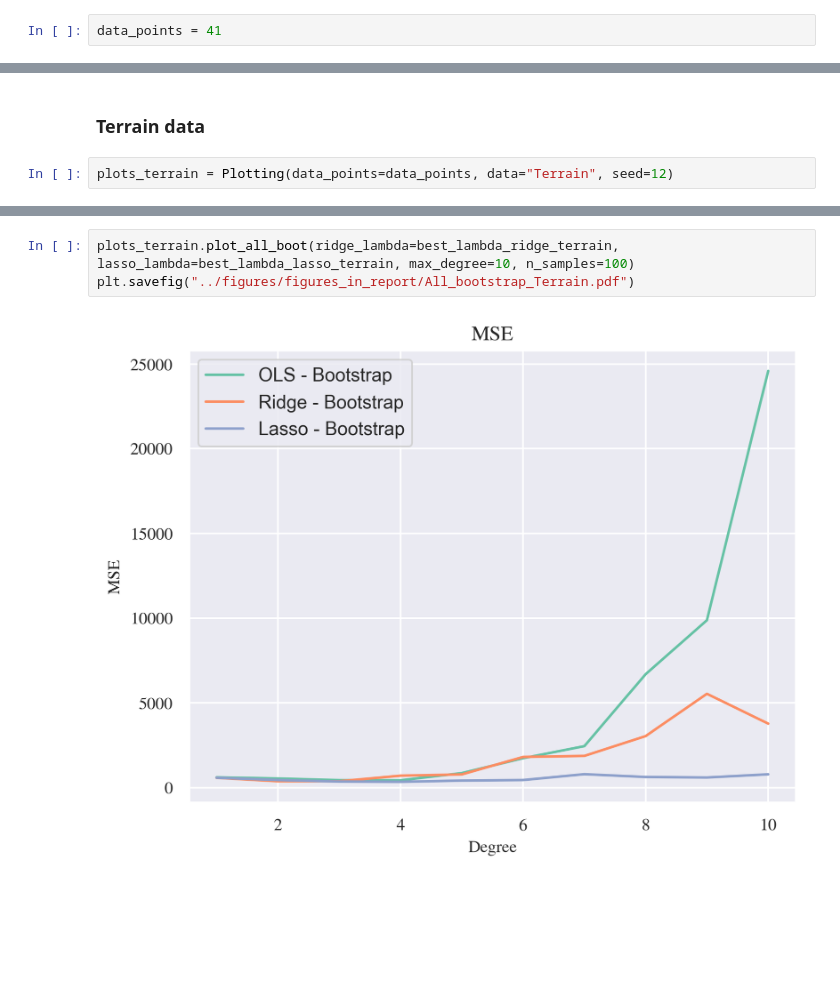
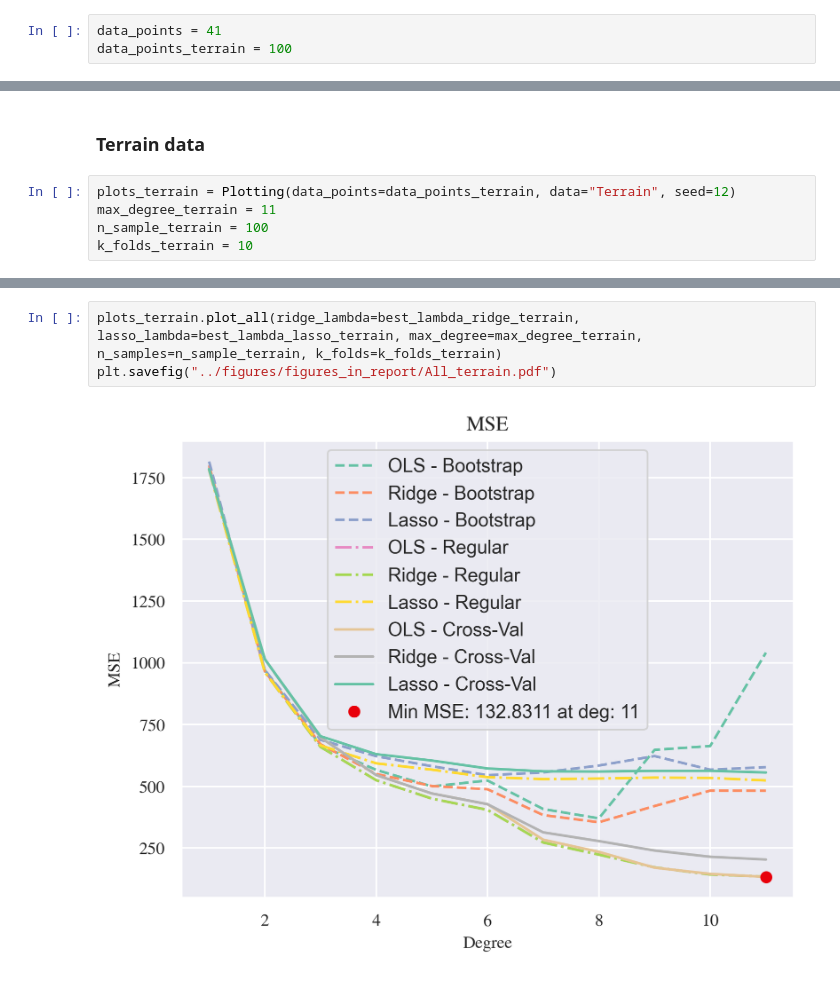
Before and after one commit to GauteJ1/FYS-STK-projects, a Jupyter notebook: project_1_alt/src/plots_in_report.ipynb, the cells around one changed output, grey strips where cells are left out. Saved outputs shown, nothing was run; the diff lists cells and outputs as text; blank space fills up the shorter version.

```diff
--- a/project_1_alt/src/plots_in_report.ipynb
+++ b/project_1_alt/src/plots_in_report.ipynb
@@ -8,6 +11,7 @@ import json
 ### Plotting source data
 # %%
 data_points = 41
+data_points_terrain = 100
 # %%
 data = FrankeDataGen(data_points = data_points)
 data.plot_data(save_path="../figures/figures_in_report/franke_func.pdf")
@@ -73,4 +76,7 @@ plt.savefig("../figures/figures_in_report/bias_var_Franke_Noise_bootstrap.pdf")
 # %% [markdown]
 ### Terrain data
 # %%
-plots_terrain = Plotting(data_points=data_points, data="Terrain", seed=12)
+plots_terrain = Plotting(data_points=data_points_terrain, data="Terrain", seed=12)
+max_degree_terrain = 11
+n_sample_terrain = 100
+k_folds_terrain = 10
@@ -77,5 +88,5 @@ plots_terrain = Plotting(data_points=data_points, data="Terrain", seed=12)
 # %%
-plots_terrain.plot_all_boot(ridge_lambda=best_lambda_ridge_terrain, lasso_lambda=best_lambda_lasso_terrain, max_degree=10, n_samples=100)
-plt.savefig("../figures/figures_in_report/All_bootstrap_Terrain.pdf")
+plots_terrain.plot_all(ridge_lambda=best_lambda_ridge_terrain, lasso_lambda=best_lambda_lasso_terrain, max_degree=max_degree_terrain, n_samples=n_sample_terrain, k_folds=k_folds_terrain)
+plt.savefig("../figures/figures_in_report/All_terrain.pdf")
 # %% [output]
-[figure, old version]
+[figure, new version]
```
Also changed, not shown: parts of 10 cells of this notebook, 11 other files.
